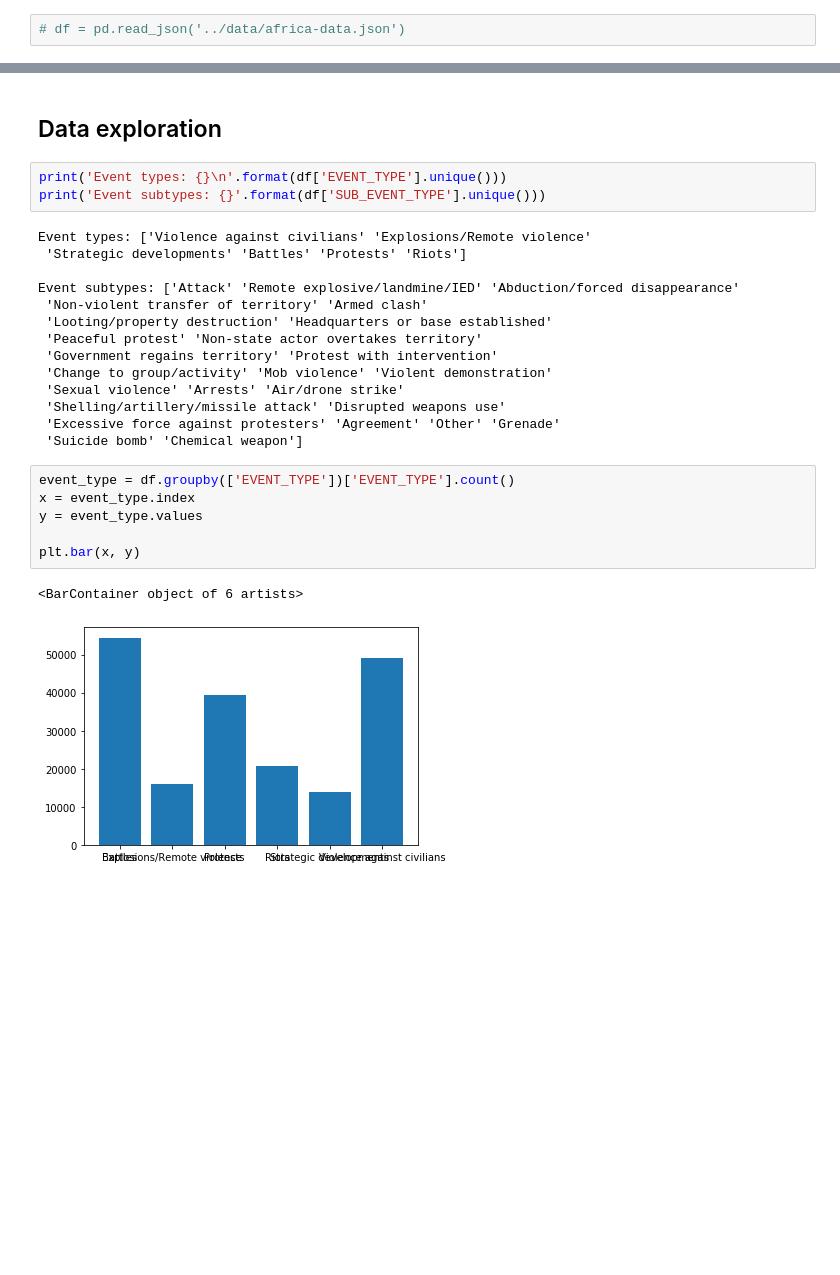
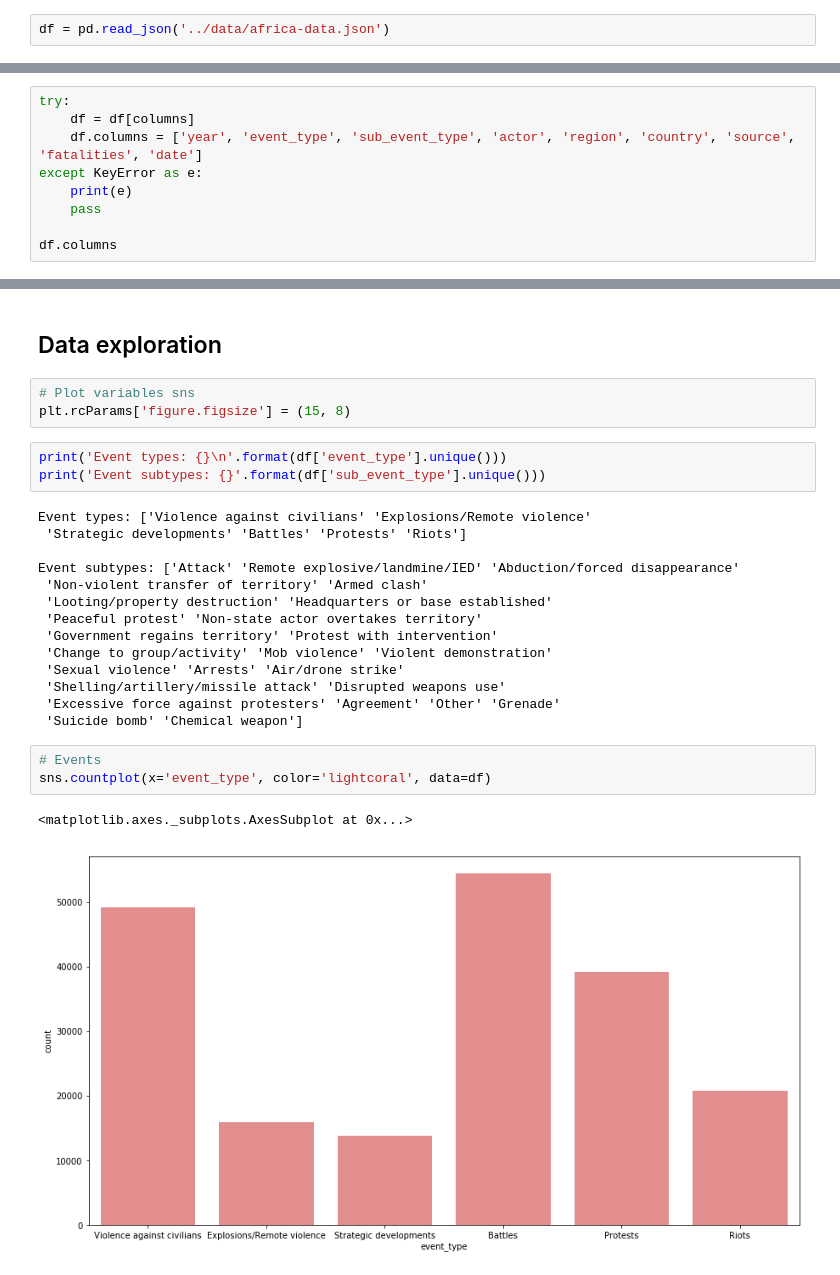
Before and after one commit to cmdelaserna/press-freedom, a Jupyter notebook: notebooks/ACLED data - Africa dataset.ipynb, the cells around one changed output, grey strips where cells are left out. Cells and saved outputs as stored; diff of their text form; blank space fills up the shorter version.

Commit message:
data exploration & formatting

```diff
--- a/notebooks/ACLED data - Africa dataset.ipynb
+++ b/notebooks/ACLED data - Africa dataset.ipynb
@@ -24,2 +26,2 @@ import seaborn as sns
 # %%
-# df = pd.read_json('../data/africa-data.json')
+df = pd.read_json('../data/africa-data.json')
@@ -60,0 +39,9 @@ df.head()
+# %%
+try:
+    df = df[columns]
+    df.columns = ['year', 'event_type', 'sub_event_type', 'actor', 'region', 'country', 'source', 'fatalities', 'date']
+except KeyError as e:
+    print(e)
+    pass
+
+df.columns
@@ -61,8 +53,11 @@ df.head()
 # %% [markdown]
 ## Data exploration
+# %%
+# Plot variables sns
+plt.rcParams['figure.figsize'] = (15, 8)
 # %%
-print('Event types: {}\n'.format(df['EVENT_TYPE'].unique()))
-print('Event subtypes: {}'.format(df['SUB_EVENT_TYPE'].unique()))
+print('Event types: {}\n'.format(df['event_type'].unique()))
+print('Event subtypes: {}'.format(df['sub_event_type'].unique()))
 # %% [output]
 Event types: ['Violence against civilians' 'Explosions/Remote violence'
  'Strategic developments' 'Battles' 'Protests' 'Riots']
@@ -77,15 +72,12 @@ Event subtypes: ['Attack' 'Remote explosive/landmine/IED' 'Abduction/forced disa
  'Shelling/artillery/missile attack' 'Disrupted weapons use'
  'Excessive force against protesters' 'Agreement' 'Other' 'Grenade'
  'Suicide bomb' 'Chemical weapon']
-# %%
-event_type = df.groupby(['EVENT_TYPE'])['EVENT_TYPE'].count()
-x = event_type.index
-y = event_type.values
-
-plt.bar(x, y)
-# %% [output]
-<BarContainer object of 6 artists>
-[figure, removed]
+# %%
+# Events
+sns.countplot(x='event_type', color='lightcoral', data=df)
+# %% [output]
+<matplotlib.axes._subplots.AxesSubplot at 0x...>
+[figure, added]
 # %%
 # Plotting time series
 # https://www.kaggle.com/lordkada/acled-simple-analysis
```
Also changed, not shown: parts of 16 cells of this notebook.
